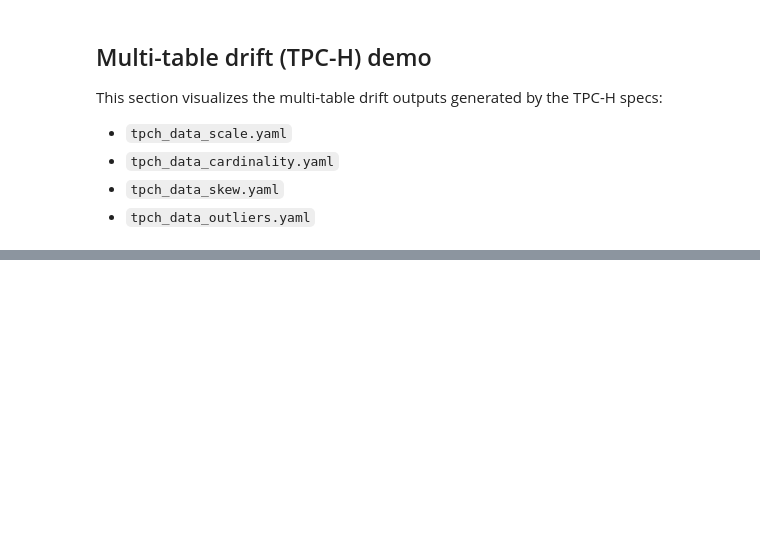
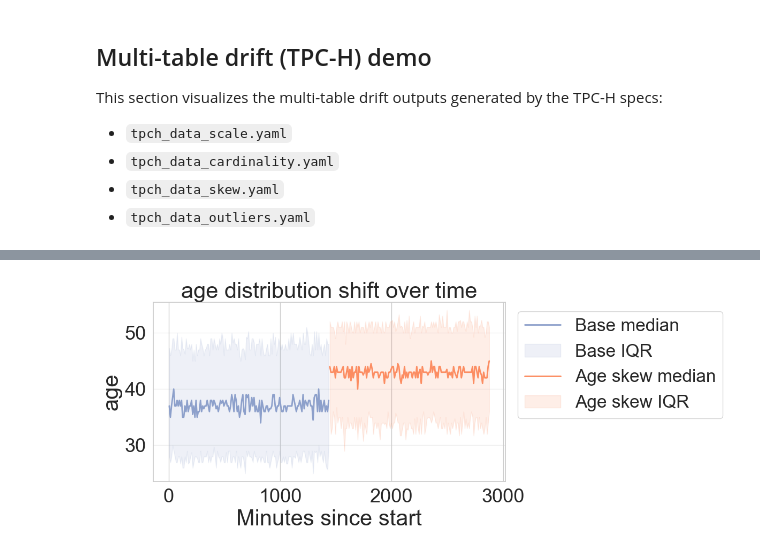
Before and after one commit to Liuguanli/DriftBench, a Jupyter notebook: driftbench/notebooks/plot_data.ipynb, the cells around one changed output, grey strips where cells are left out. Drawn from its saved outputs; the diff is of its cells as text; code cells hidden in the pictures; blank space fills up the shorter version.

```diff
--- a/driftbench/notebooks/plot_data.ipynb
+++ b/driftbench/notebooks/plot_data.ipynb
@@ -934,0 +1002,74 @@ outliers >= base 99th pct: 0.011643892339544513
+# %%
+# Case study: base vs skew distribution drift over time (timestamped)
+import pandas as pd
+import numpy as np
+import matplotlib.pyplot as plt
+import os
+
+def plot_binned_stats_over_time_multi(
+    csv_paths,
+    labels,
+    column='age',
+    timestamp_col='timestamp',
+    bin_minutes=10,
+    file_name='',
+):
+    dfs = []
+    starts = []
+    for path in csv_paths:
+        df = pd.read_csv(path)
+        if column not in df.columns:
+            raise ValueError(f"Missing '{column}' in {path}")
+        if timestamp_col not in df.columns:
+            raise ValueError(f"Missing '{timestamp_col}' in {path}")
+        df['_timestamp'] = pd.to_datetime(df[timestamp_col], errors='coerce')
+        df = df.dropna(subset=[column, '_timestamp'])
+        dfs.append(df)
+        starts.append(df['_timestamp'].min())
+
+    global_start = min(starts)
+
+    fig, ax = plt.subplots(1, 1, figsize=(12, 5))
+
+    for df, label, color in zip(dfs, labels, [colors['b'], colors['o']]):
+        minutes_since = (df['_timestamp'] - global_start).dt.total_seconds() / 60.0
+        bin_idx = (minutes_since // bin_minutes).astype(int)
+        grouped = df.groupby(bin_idx)[column]
+        x = (grouped.mean().index + 0.5) * bin_minutes
+        med = grouped.median().values
+        q1 = grouped.quantile(0.25).values
+        q3 = grouped.quantile(0.75).values
+
+        ax.plot(x, med, label=f"{label} median", color=color, linewidth=2)
+        ax.fill_between(x, q1, q3, color=color, alpha=0.15, label=f"{label} IQR")
+
+    ax.set_xlabel('Minutes since start', fontsize=fontsize_title)
+    ax.set_ylabel(column, fontsize=fontsize_title)
+    ax.set_title(f"{column} distribution shift over time", fontsize=fontsize_title)
+    ax.grid(True, axis='y', alpha=0.3)
+    ax.legend(fontsize=fontsize_legend, loc='upper left', bbox_to_anchor=(1.01, 1))
+    ax.tick_params(axis='both', labelsize=fontsize_ticks)
+
+    plt.tight_layout()
+
+    output_dir = 'output_time_series'
+    os.makedirs(output_dir, exist_ok=True)
+    if is_fig_save and file_name:
+        plt.savefig(os.path.join(output_dir, f"{file_name}.png"), format='png', dpi=300, bbox_inches='tight')
+        plt.savefig(os.path.join(output_dir, f"{file_name}.pdf"), format='pdf', bbox_inches='tight')
+        plt.savefig(os.path.join(overleaf_dir, f"{file_name}.pdf"), format='pdf', bbox_inches='tight')
+    plt.show()
+
+plot_binned_stats_over_time_multi(
+    [
+        "../../output/data/time_demo/census_original_with_timestamp.csv",
+        "../../output/data/time_demo/census_original_age_skew_with_timestamp.csv",
+    ],
+    labels=["Base", "Age skew"],
+    column='age',
+    timestamp_col='timestamp',
+    bin_minutes=10,
+    file_name='case_study_census_age_shift_over_time',
+)
+# %% [output]
+[figure, added]
```
Also changed, not shown: parts of 6 cells of this notebook, 38 other files.
